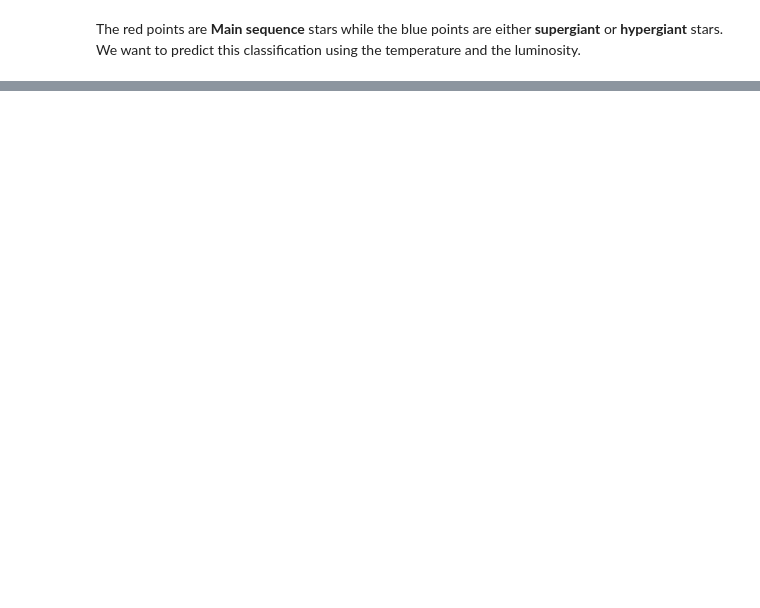
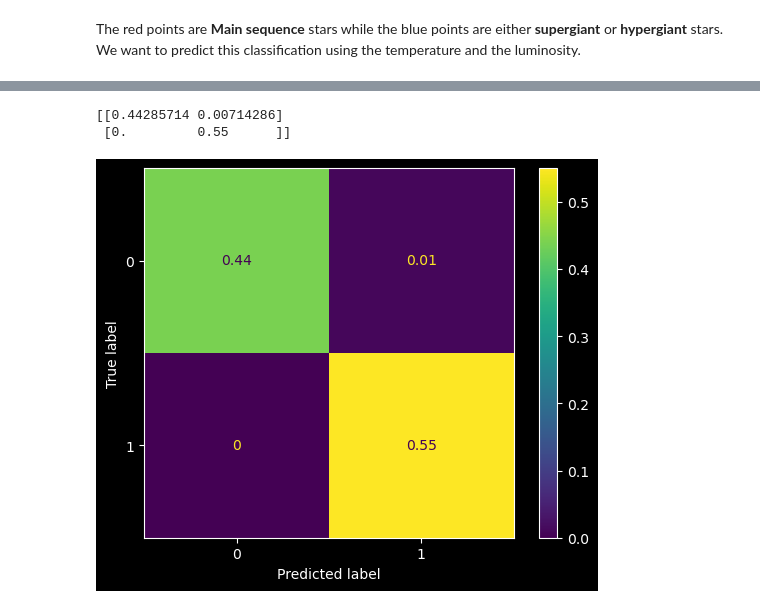
Before and after one commit to rifu-uni/comp-astrophysics-course, a Jupyter notebook: 10. Machine Learning/02. ML II. Logistic Regression (Classification)/01. Logistic Regression Algorithm.ipynb, the cells around one changed output, grey strips where cells are left out. Saved outputs shown, nothing was run; the diff lists cells and outputs as text; code cells hidden in the pictures; blank space fills up the shorter version.

```diff
--- a/10. Machine Learning/02. ML II. Logistic Regression (Classification)/01. Logistic Regression Algorithm.ipynb
+++ b/10. Machine Learning/02. ML II. Logistic Regression (Classification)/01. Logistic Regression Algorithm.ipynb
@@ -474,0 +617,16 @@ The red points are **Main sequence** stars while the blue points are either **su
+# %%
+prediction = lr.predict(X_train_scaled)
+prediction = prediction > 0.5
+prediction = np.array(prediction, dtype = 'int64')
+
+cm = confusion_matrix(y_train, prediction, normalize='all')
+print(cm)
+cm = np.round(cm, decimals=2) # round the number to 2 decimal places
+
+disp = ConfusionMatrixDisplay(confusion_matrix=cm)
+disp.plot()
+plt.show()
+# %% [output]
+[[0.44285714 0.00714286]
+ [0.         0.55      ]]
+[figure, added]
```
Also changed, not shown: parts of 23 cells of this notebook, 4 other files.
